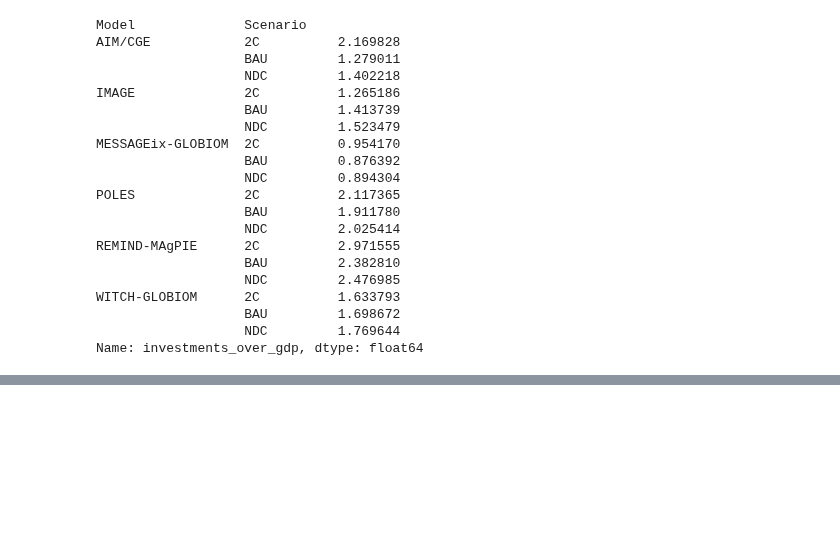
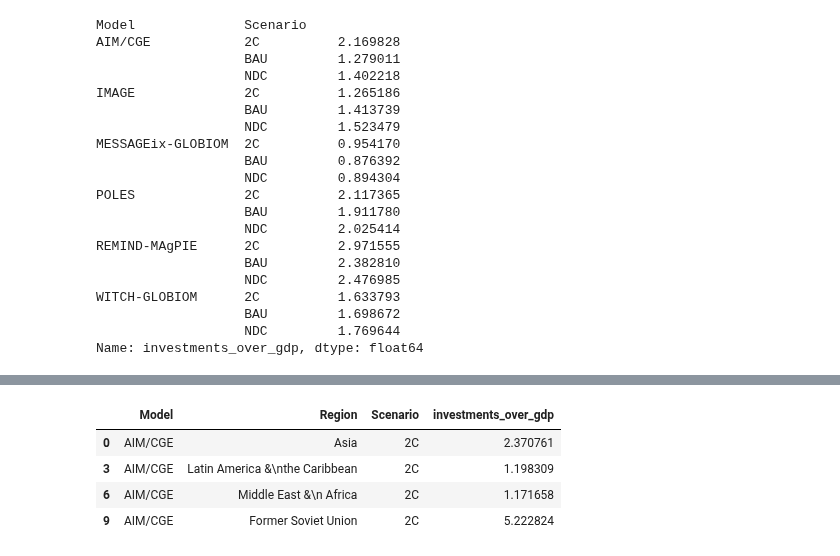
Before and after one commit to julierozenberg/infra_needs_analyses, a Jupyter notebook: Brahim_energy_global.ipynb, the cells around one changed output, grey strips where cells are left out. Saved outputs shown, nothing was run; the diff lists cells and outputs as text; code cells hidden in the pictures; blank space fills up the shorter version.

```diff
--- a/Brahim_energy_global.ipynb
+++ b/Brahim_energy_global.ipynb
@@ -131,0 +132,8 @@ g.add_legend(title="",fontsize = 14, bbox_to_anchor=(1, 0.65), borderaxespad=0.)
+# %%
+toplot[(toplot.Model=="AIM/CGE")&(toplot.Scenario=="2C")]
+# %% [output]
+|  | Model | Region | Scenario | investments_over_gdp |
+| 0 | AIM/CGE | Asia | 2C | 2.370761 |
+| 3 | AIM/CGE | Latin America &\nthe Caribbean | 2C | 1.198309 |
+| 6 | AIM/CGE | Middle East &\n Africa | 2C | 1.171658 |
+| 9 | AIM/CGE | Former Soviet Union | 2C | 5.222824 |
```
Also changed, not shown: parts of 3 cells of this notebook, 2 other files.
